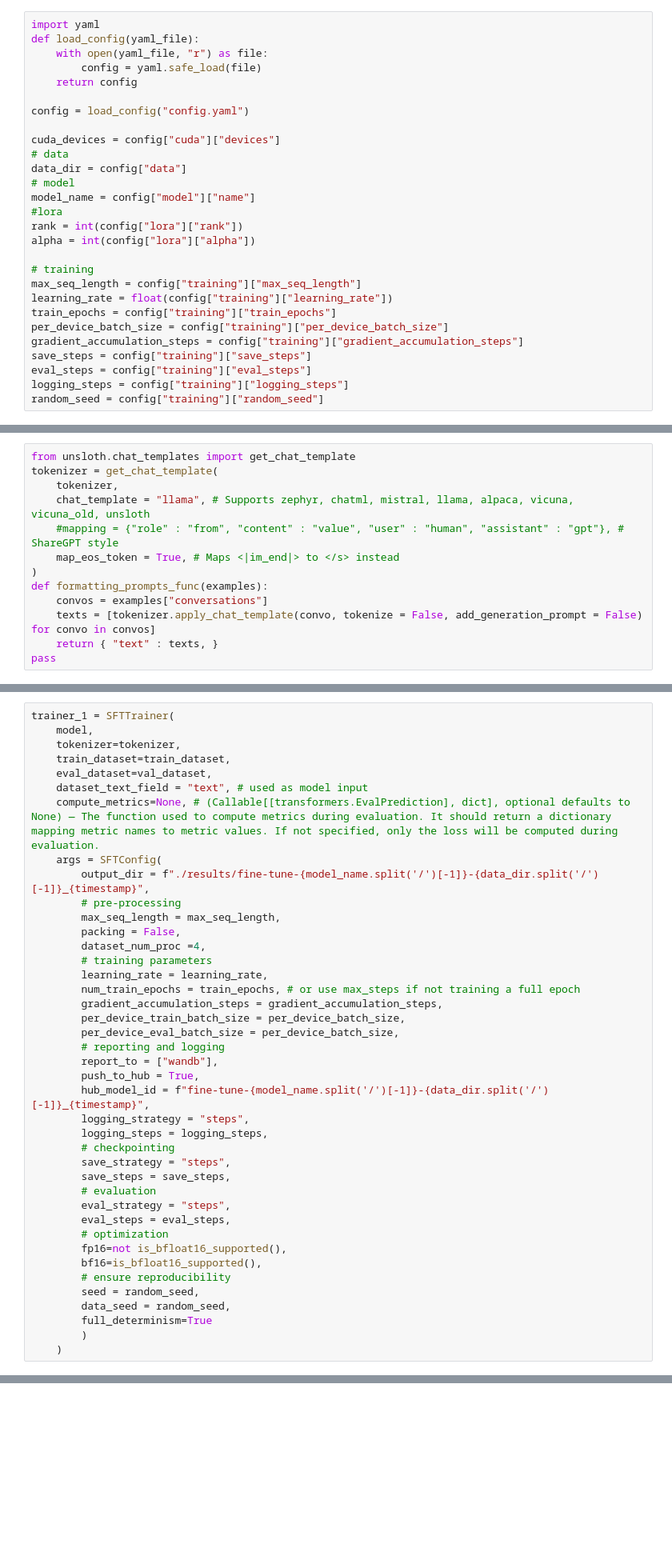
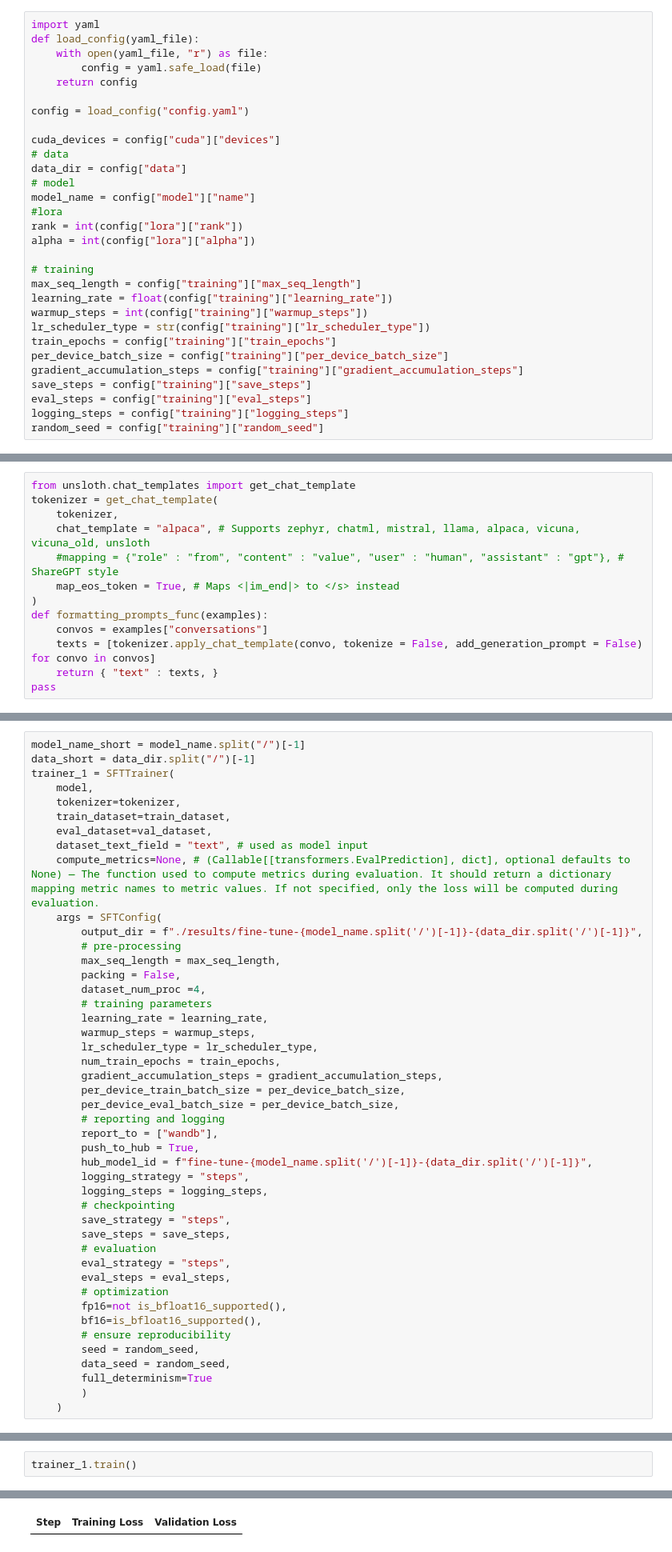
Before and after one commit to ruthchy/llm-generalization-program-synthesis, a Jupyter notebook: finetuning_pc_v2.ipynb, the cells around one changed output, grey strips where cells are left out. Shown at 80% size. Saved outputs shown, nothing was run; the diff lists cells and outputs as text; blank space fills up the shorter version.

```diff
--- a/finetuning_pc_v2.ipynb
+++ b/finetuning_pc_v2.ipynb
@@ -19,6 +19,8 @@ alpha = int(config["lora"]["alpha"])
 # training
 max_seq_length = config["training"]["max_seq_length"]
 learning_rate = float(config["training"]["learning_rate"])
+warmup_steps = int(config["training"]["warmup_steps"])
+lr_scheduler_type = str(config["training"]["lr_scheduler_type"])
 train_epochs = config["training"]["train_epochs"]
 per_device_batch_size = config["training"]["per_device_batch_size"]
 gradient_accumulation_steps = config["training"]["gradient_accumulation_steps"]
@@ -126,7 +109,7 @@ DatasetDict({
 from unsloth.chat_templates import get_chat_template
 tokenizer = get_chat_template(
     tokenizer,
-    chat_template = "llama", # Supports zephyr, chatml, mistral, llama, alpaca, vicuna, vicuna_old, unsloth
+    chat_template = "alpaca", # Supports zephyr, chatml, mistral, llama, alpaca, vicuna, vicuna_old, unsloth
     #mapping = {"role" : "from", "content" : "value", "user" : "human", "assistant" : "gpt"}, # ShareGPT style
     map_eos_token = True, # Maps <|im_end|> to </s> instead
 )
@@ -199,6 +189,8 @@ Here are all the available functions in the custom turtle library:
 # %% [markdown]
 # Training configuration
 # %%
+model_name_short = model_name.split("/")[-1]
+data_short = data_dir.split("/")[-1]
 trainer_1 = SFTTrainer(
     model,
     tokenizer=tokenizer,
@@ -207,21 +199,23 @@ trainer_1 = SFTTrainer(
     dataset_text_field = "text", # used as model input
     compute_metrics=None, # (Callable[[transformers.EvalPrediction], dict], optional defaults to None) — The function used to compute metrics during evaluation. It should return a dictionary mapping metric names to metric values. If not specified, only the loss will be computed during evaluation.
     args = SFTConfig(
-        output_dir = f"./results/fine-tune-{model_name.split('/')[-1]}-{data_dir.split('/')[-1]}_{timestamp}",
+        output_dir = f"./results/fine-tune-{model_name.split('/')[-1]}-{data_dir.split('/')[-1]}",
         # pre-processing
         max_seq_length = max_seq_length,
         packing = False,
         dataset_num_proc =4,
         # training parameters
         learning_rate = learning_rate,
-        num_train_epochs = train_epochs, # or use max_steps if not training a full epoch
+        warmup_steps = warmup_steps,
+        lr_scheduler_type = lr_scheduler_type,
+        num_train_epochs = train_epochs,
         gradient_accumulation_steps = gradient_accumulation_steps,
         per_device_train_batch_size = per_device_batch_size,
         per_device_eval_batch_size = per_device_batch_size,
         # reporting and logging
         report_to = ["wandb"],
         push_to_hub = True,
-        hub_model_id = f"fine-tune-{model_name.split('/')[-1]}-{data_dir.split('/')[-1]}_{timestamp}",
+        hub_model_id = f"fine-tune-{model_name.split('/')[-1]}-{data_dir.split('/')[-1]}",
         logging_strategy = "steps",
         logging_steps = logging_steps,
         # checkpointing
@@ -297,3 +293,6 @@ trainer_2 = SFTTrainer(
         full_determinism=True
         )
     )
+# %%
+trainer_1.train()
+# %% [output]
@@ -299,0 +306 @@ trainer_2 = SFTTrainer(
+| Step | Training Loss | Validation Loss |
```
Also changed, not shown: parts of 13 cells of this notebook, 7 other files.
